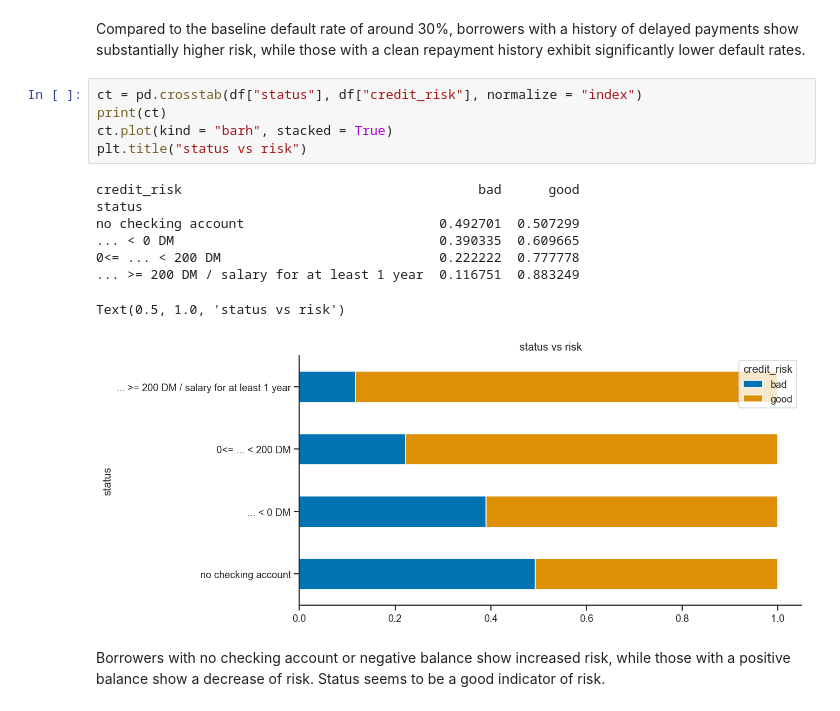
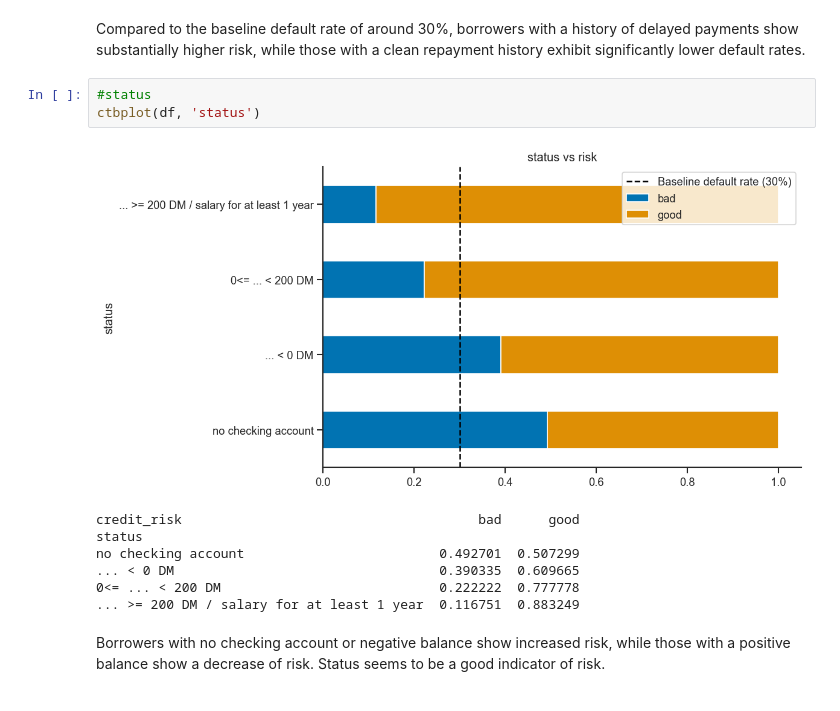
Before and after one commit to alexwill314/german_credit_eda, a Jupyter notebook: notebooks/German_Credit_Data_Analysis.ipynb, the cells around one changed output. Drawn from its saved outputs; the diff is of its cells as text.

```diff
--- a/notebooks/German_Credit_Data_Analysis.ipynb
+++ b/notebooks/German_Credit_Data_Analysis.ipynb
@@ -238,19 +246,16 @@ Text(0.5, 1.0, 'credit history vs risk')
 # %% [markdown]
 Compared to the baseline default rate of around 30%, borrowers with a history of delayed payments show substantially higher risk, while those with a clean repayment history exhibit significantly lower default rates.
 # %%
-ct = pd.crosstab(df["status"], df["credit_risk"], normalize = "index")
-print(ct)
-ct.plot(kind = "barh", stacked = True)
-plt.title("status vs risk")
+#status
+ctbplot(df, 'status')
 # %% [output]
+[figure, new version]
 credit_risk                                      bad      good
 status
 no checking account                         0.492701  0.507299
 ... < 0 DM                                  0.390335  0.609665
 0<= ... < 200 DM                            0.222222  0.777778
 ... >= 200 DM / salary for at least 1 year  0.116751  0.883249
-Text(0.5, 1.0, 'status vs risk')
-[figure, old version]
 # %% [markdown]
 Borrowers with no checking account or negative balance show increased risk, while those with a positive balance show a decrease of risk. Status seems to be a good indicator of risk.
 # %%
```
Also changed, not shown: parts of 25 cells of this notebook.
